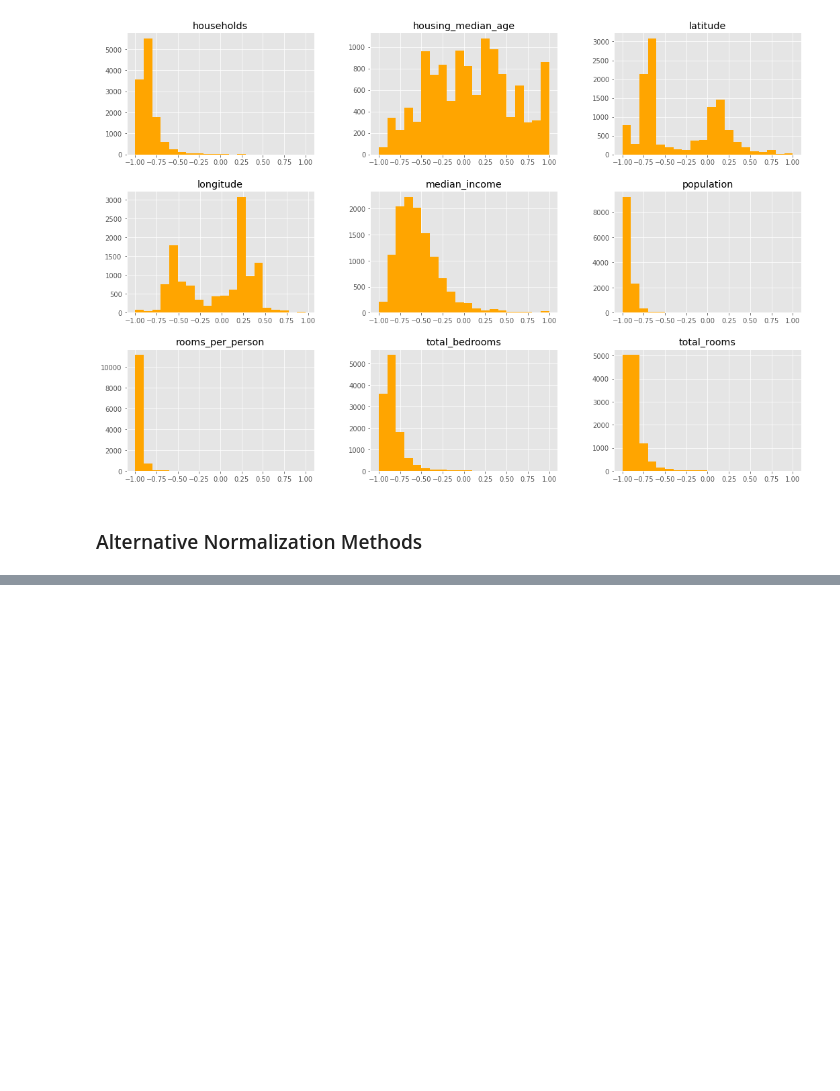
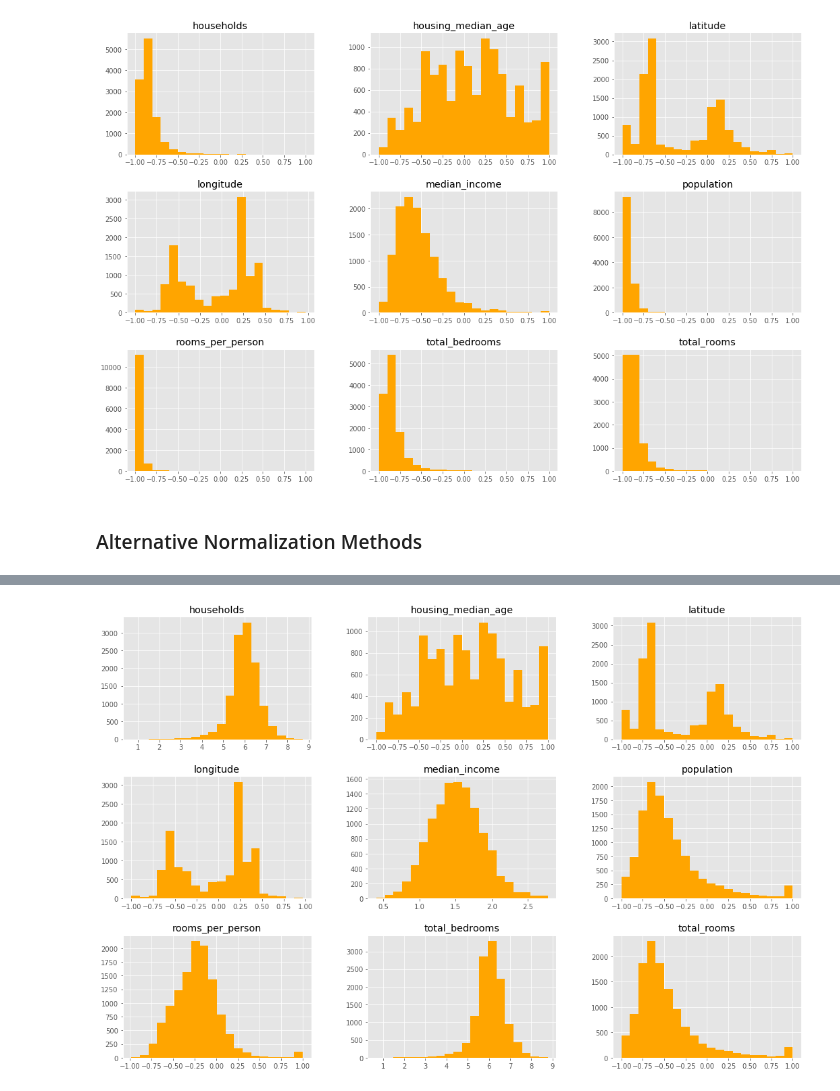
Before and after one commit to acesaif/ml_crash_course, a Jupyter notebook: imporve_neural_net_performance/ml_improve_net_performance.ipynb, the cells around one changed output, grey strips where cells are left out. Drawn from its saved outputs; the diff is of its cells as text; code cells hidden in the pictures; blank space fills up the shorter version.

Commit message:
further normalized.

```diff
--- a/imporve_neural_net_performance/ml_improve_net_performance.ipynb
+++ b/imporve_neural_net_performance/ml_improve_net_performance.ipynb
@@ -424,0 +427,23 @@ def binary_threshold(series, threshold):
+# %%
+def normalize(examples_dataframe):
+    processed_features = pd.DataFrame()
+    processed_features["households"] = log_normalize(examples_dataframe["households"])
+    processed_features["median_income"] = log_normalize(examples_dataframe["median_income"])
+    processed_features["total_bedrooms"] = log_normalize(examples_dataframe["total_bedrooms"])
+
+    processed_features["latitude"] = linear_scale(examples_dataframe["latitude"])
+    processed_features["longitude"] = linear_scale(examples_dataframe["longitude"])
+    processed_features["housing_median_age"] = linear_scale(examples_dataframe["housing_median_age"])
+
+    processed_features["population"] = linear_scale(clip(examples_dataframe["population"], 0, 5000))
+    processed_features["rooms_per_person"] = linear_scale(clip(examples_dataframe["rooms_per_person"], 0, 5))
+    processed_features["total_rooms"] = linear_scale(clip(examples_dataframe["total_rooms"], 0, 10000))
+    return processed_features
+
+normalized_dataframe = normalize(preprocess_features(california_housing_dataframe))
+display.display(normalized_dataframe.describe())
+
+normalized_training_examples = normalized_dataframe.head(12000)
+display.display(normalized_training_examples.describe())
+normalized_validation_examples = normalized_dataframe.tail(5000)
+display.display(normalized_validation_examples.describe())
@@ -424,0 +478,5 @@ def binary_threshold(series, threshold):
+# %%
+normalized_training_examples.hist(bins=20, figsize=(18, 12), xlabelsize=10, color="orange")
+plt.show()
+# %% [output]
+[figure, added]
```
Also changed, not shown: parts of 2 cells of this notebook.
